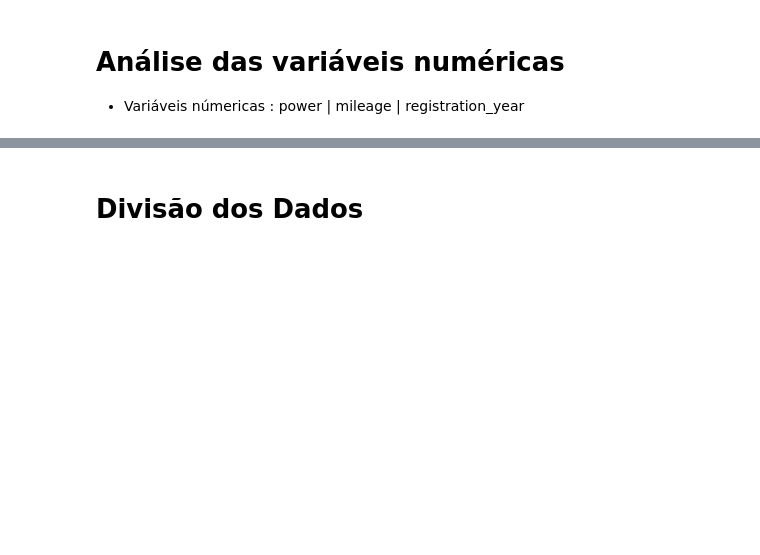
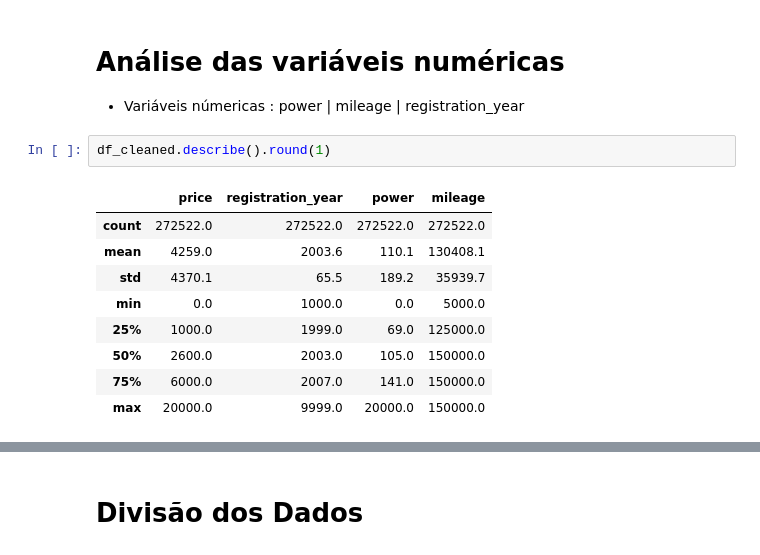
Before and after one commit to Angelaidt/Sprint-12-Rusty-Bargain, a Jupyter notebook: notebook _sprint_12.ipynb, the cells around one changed output, grey strips where cells are left out. Drawn from its saved outputs; the diff is of its cells as text; blank space fills up the shorter version.

```diff
--- a/notebook _sprint_12.ipynb
+++ b/notebook _sprint_12.ipynb
@@ -292,3 +309,15 @@ Das variáveis categóricas, temos problemas como: Alta cardinalidade (brand e m
 # Análise das variáveis numéricas
 
 - Variáveis númericas : power | mileage | registration_year
+# %%
+df_cleaned.describe().round(1)
+# %% [output]
+|  | price | registration_year | power | mileage |
+| count | 272522.0 | 272522.0 | 272522.0 | 272522.0 |
+| mean | 4259.0 | 2003.6 | 110.1 | 130408.1 |
+| std | 4370.1 | 65.5 | 189.2 | 35939.7 |
+| min | 0.0 | 1000.0 | 0.0 | 5000.0 |
+| 25% | 1000.0 | 1999.0 | 69.0 | 125000.0 |
+| 50% | 2600.0 | 2003.0 | 105.0 | 150000.0 |
+| 75% | 6000.0 | 2007.0 | 141.0 | 150000.0 |
+| max | 20000.0 | 9999.0 | 20000.0 | 150000.0 |
```
Also changed, not shown: parts of 36 cells of this notebook, 4 other files.
